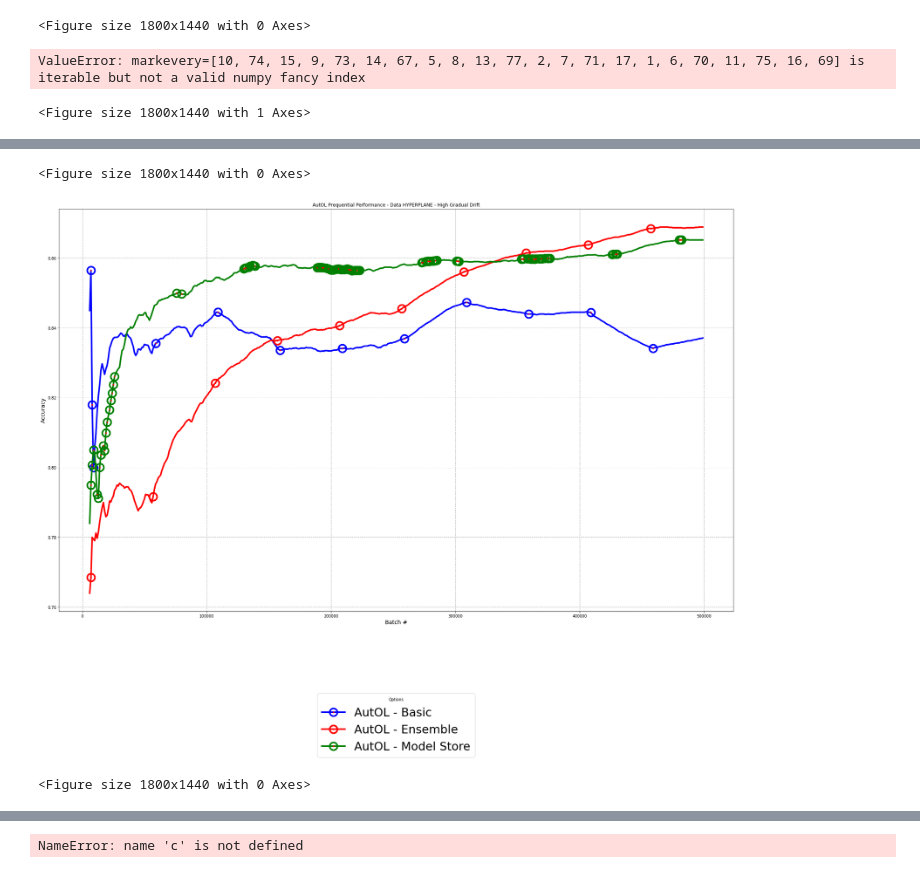
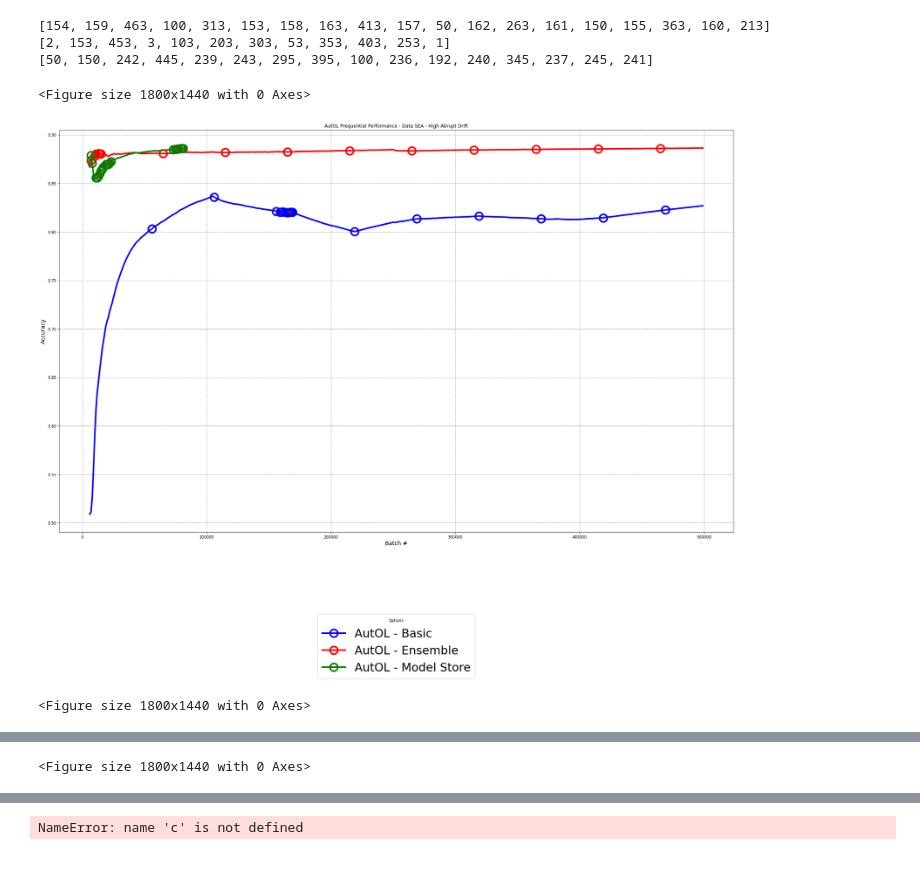
Before and after one commit to openml-labs/gama, a Jupyter notebook: plot.ipynb, the cells around one changed output, grey strips where cells are left out. Cells and saved outputs as stored; diff of their text form; code cells hidden in the pictures.

Commit message:
plot

```diff
--- a/plot.ipynb
+++ b/plot.ipynb
@@ -113,7 +110,7 @@ def make_marker_array(a,e,choice):
 import matplotlib
 
 #Plot-1 Performance
-
+import math
 figs = {}
 
 SMALL_SIZE = 20
@@ -148,13 +145,26 @@ data_names = ["Electricity", "Airlines",  "IMDB", "Vehicle", "SEA - High Abrupt
     #             ax.axvline(x=xc, linestyle='solid', color='r')
     #         i=i+1
 
-
+def make_marker_array(a,e,choice):
+    b= a[choice]
+    c = list(b['Batch number'])
+    r = []
+    for j in c:
+        i = math.ceil(j/1000)*1000
+        r.append(i)
+    both = set(r).intersection(e)
+    e=list(e)
+    markon = [e.index(x) for x in both]
+    return markon
 for d in [4, 5, 6]:
     ### Marker basic
     a = retrainings['AutOL_Data_'+str(d)]
     e = results["AutOL_Data_" + str(d)]['basic']['Batch number']
     markonb = make_marker_array(a,e,'basic')
+    print(markonb)
+    e = results["AutOL_Data_" + str(d)]['ensemble']['Batch number']
     markone = make_marker_array(a,e,'ensemble')
+    e = results["AutOL_Data_" + str(d)]['modelstore']['Batch number']
     markonm = make_marker_array(a,e,'modelstore')
     ##############################################################
     plt.rcParams["figure.figsize"] = (25, 20)
@@ -170,34 +180,37 @@ for d in [4, 5, 6]:
     #Plot performance lines of each version
     # basic
     l0 = ax.plot(results["AutOL_Data_" + str(d)]['basic']['Batch number'],
                     results["AutOL_Data_" + str(d)]['basic']['Test score'],
-                 'o',markeredgewidth=20 ,markerfacecolor='red',ls='-', ms=4, markevery=markonb,
+                    'o',markeredgewidth=20 ,markerfacecolor='red',ls='-', ms=4, markevery=markonb,
                     label='AutOL - Basic', lw=4, color='b')
     #ensemble
     l1 = ax.plot(results["AutOL_Data_" + str(d)]['ensemble']['Batch number'],
                     results["AutOL_Data_" + str(d)]['ensemble']['Test score'],
                     'o',markeredgewidth=20 ,markerfacecolor='red',ls='-', ms=4, markevery=markone,
                     label='AutOL - Ensemble', lw=4, color='r')
     #model store
     l2 = ax.plot(results["AutOL_Data_" + str(d)]['modelstore']['Batch number'],
                     results["AutOL_Data_" + str(d)]['modelstore']['Test score'],
                     'o',markeredgewidth=20 ,markerfacecolor='red',ls='-', ms=4, markevery=markonm,
                     label='AutOL - Model Store', lw=4, color='g')
 
 
     handles, labels = ax.get_legend_handles_labels()
     plt.legend(handles, labels,
                loc='upper center',
                bbox_to_anchor=(0.5, -0.2),
                ncol=1,
                borderaxespad=0.1,
                title="Options",
                prop={'size': 30})
     #plt.yticks(np.arange(results["AutOL_Ensemble_Data_" + str(d)]['Test score'], results["AutOL_Ensemble_Data_" + str(d)]['Test score']+0.1, 0.1))
 
     plt.plot()
     figs[d].show()
 # %% [output]
-<Figure size 1800x1440 with 0 Axes>
+[154, 159, 463, 100, 313, 153, 158, 163, 413, 157, 50, 162, 263, 161, 150, 155, 363, 160, 213]
+[2, 153, 453, 3, 103, 203, 303, 53, 353, 403, 253, 1]
+[50, 150, 242, 445, 239, 243, 295, 395, 100, 236, 192, 240, 345, 237, 245, 241]
-ValueError: markevery=[10, 74, 15, 9, 73, 14, 67, 5, 8, 13, 77, 2, 7, 71, 17, 1, 6, 70, 11, 75, 16, 69] is iterable but not a valid numpy fancy index
+<Figure size 1800x1440 with 0 Axes>
+[figure, new version]
-<Figure size 1800x1440 with 1 Axes>
+<Figure size 1800x1440 with 0 Axes>
@@ -204,3 +218 @@ ValueError: markevery=[10, 74, 15, 9, 73, 14, 67, 5, 8, 13, 77, 2, 7, 71, 17, 1,
 <Figure size 1800x1440 with 0 Axes>
-[figure, old version]
-<Figure size 1800x1440 with 0 Axes>
```
Also changed, not shown: parts of 9 cells of this notebook.
